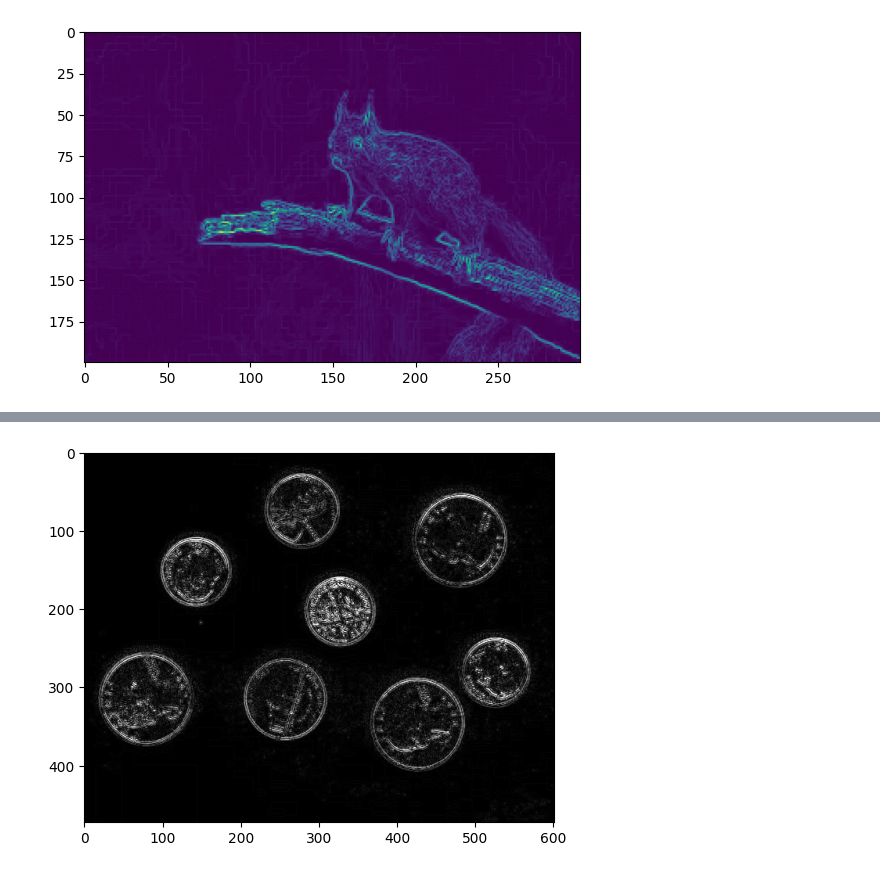
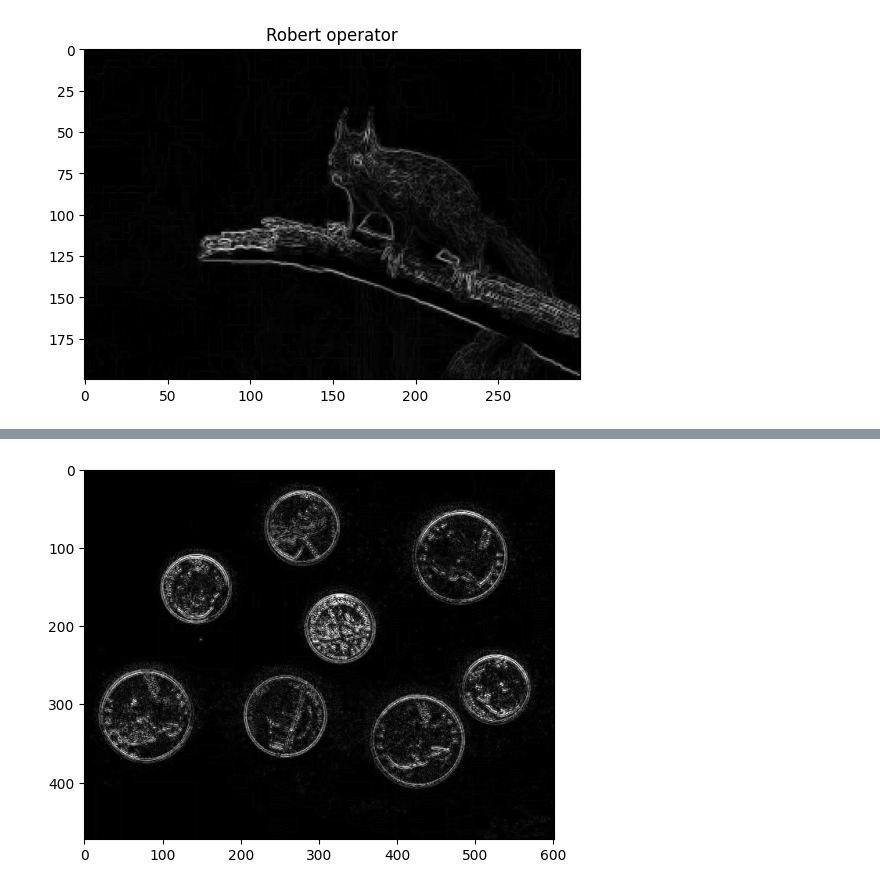
Before and after one commit to tuandev1l/image_processing, a Jupyter notebook: code/chuong_5/main.ipynb, the cells around one changed output, grey strips where cells are left out. Cells and saved outputs as stored; diff of their text form; code cells hidden in the pictures.

```diff
--- a/code/chuong_5/main.ipynb
+++ b/code/chuong_5/main.ipynb
@@ -7,19 +6,22 @@ from PIL import Image
 # %%
 # Toán tử roberts
 
 IMG_PATH='../../images/chuong_5/robert.webp'
 
 roberts_cross_v = np.array([[1, 0 ],[0,-1 ]] )
 roberts_cross_h = np.array( [[ 0, 1 ],[ -1, 0 ]] )
 
 img = cv2.imread(IMG_PATH,0).astype('float64')
 img/=255.0
 vertical = ndimage.convolve( img, roberts_cross_v )
 horizontal = ndimage.convolve( img, roberts_cross_h )
 edged_img = np.sqrt( np.square(horizontal) + np.square(vertical))
 edged_img*=255
-# cv2.imwrite("../../images/chuong_5/output.jpg",edged_img)
-plt.imshow(edged_img)
+
+abs_dst = cv2.convertScaleAbs(edged_img)
+new_img=cv2.cvtColor(abs_dst, cv2.COLOR_BGR2RGB)
+plt.title("Robert operator")
+plt.imshow(new_img)
 plt.show()
 # %% [output]
-[figure, old version]
+[figure, new version]
```
Also changed, not shown: parts of 6 cells of this notebook, 1 other file.
